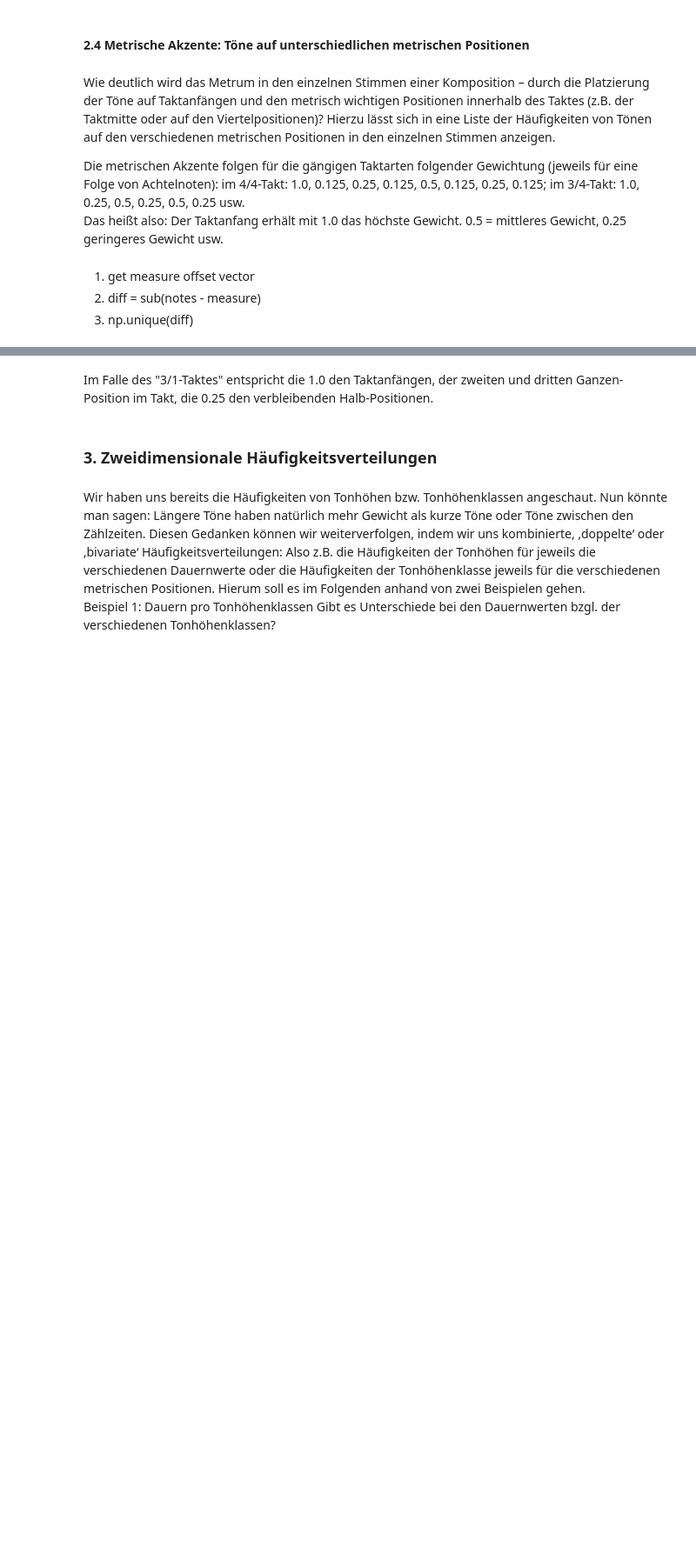
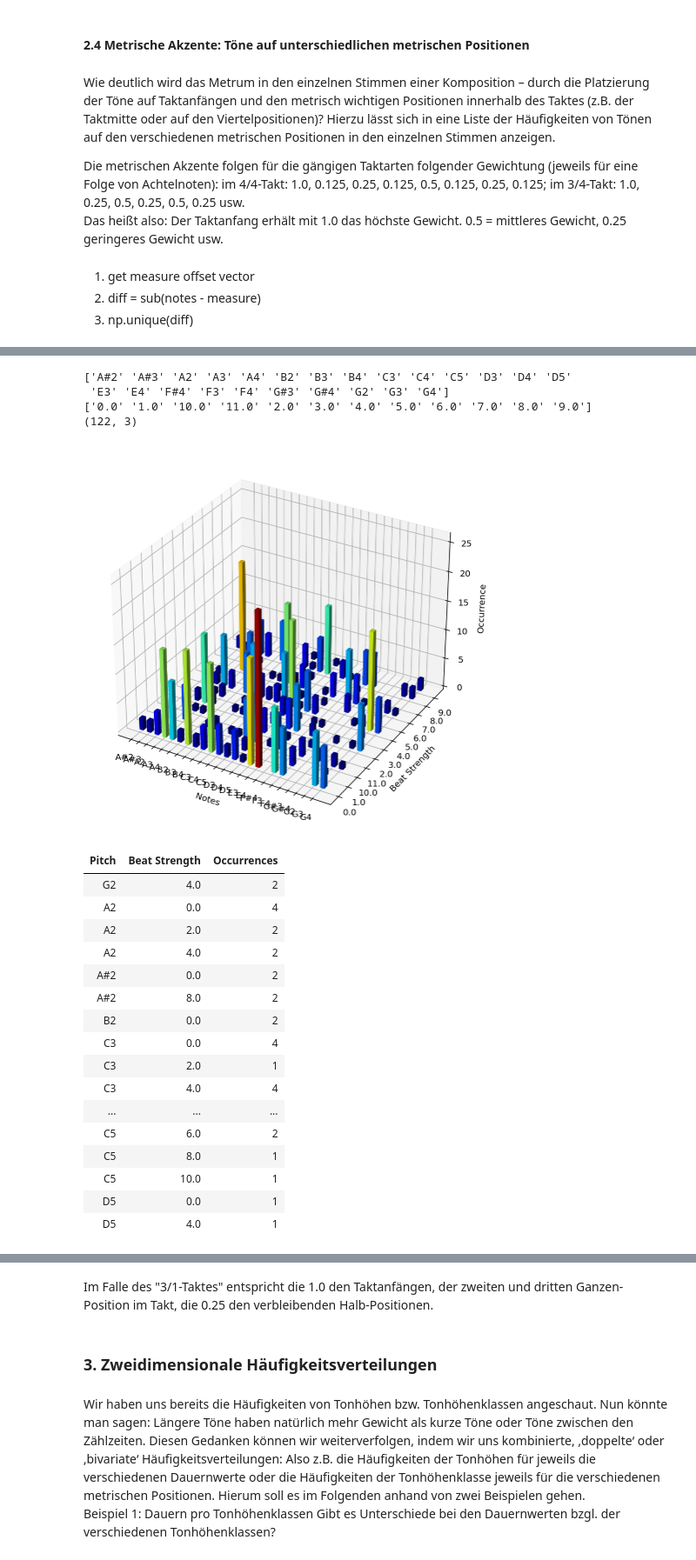
Before and after one commit to Christon-Ragavan/CAMAT, a Jupyter notebook: music_xml_parser/ipynb/Jupyter_Noten_Basics_Part2_Statistik-1.ipynb, the cells around one changed output, grey strips where cells are left out. Shown at 87% size. Saved outputs shown, nothing was run; the diff lists cells and outputs as text; code cells hidden in the pictures; blank space fills up the shorter version.

```diff
--- a/music_xml_parser/ipynb/Jupyter_Noten_Basics_Part2_Statistik-1.ipynb
+++ b/music_xml_parser/ipynb/Jupyter_Noten_Basics_Part2_Statistik-1.ipynb
@@ -246,3 +270,38 @@ NameError: name 'music' is not defined
+# %%
+beat_strength_p_hist = mp.analyse.beat_strength(m_df, with_pitch=True, do_plot=True)
+
+mp.utils.export_as_csv(data=beat_strength_p_hist,
+                       columns=['Pitch', 'Beat Strength','Occurrences'],
+                       save_file_name ='beat_strength_hist.csv',
+                       do_save=False,
+                       do_print=True,
+                       do_return_pd=False,
+                       sep=';',
+                       index=False,
+                       header=True)
+# %% [output]
+['A#2' 'A#3' 'A2' 'A3' 'A4' 'B2' 'B3' 'B4' 'C3' 'C4' 'C5' 'D3' 'D4' 'D5'
+ 'E3' 'E4' 'F#4' 'F3' 'F4' 'G#3' 'G#4' 'G2' 'G3' 'G4']
+['0.0' '1.0' '10.0' '11.0' '2.0' '3.0' '4.0' '5.0' '6.0' '7.0' '8.0' '9.0']
+(122, 3)
+[figure, added]
+| Pitch | Beat Strength | Occurrences |
+| G2 | 4.0 | 2 |
+| A2 | 0.0 | 4 |
+| A2 | 2.0 | 2 |
+| A2 | 4.0 | 2 |
+| A#2 | 0.0 | 2 |
+| A#2 | 8.0 | 2 |
+| B2 | 0.0 | 2 |
+| C3 | 0.0 | 4 |
+| C3 | 2.0 | 1 |
+| C3 | 4.0 | 4 |
+| ... | ... | ... |
+| C5 | 6.0 | 2 |
+| C5 | 8.0 | 1 |
+| C5 | 10.0 | 1 |
+| D5 | 0.0 | 1 |
+| D5 | 4.0 | 1 |
 # %%
 # Nun werden Histogram und csv-Liste angezeigt und gespeichert.
 bs_int_indi = []
```
Also changed, not shown: parts of 6 cells of this notebook, 16 other files.
